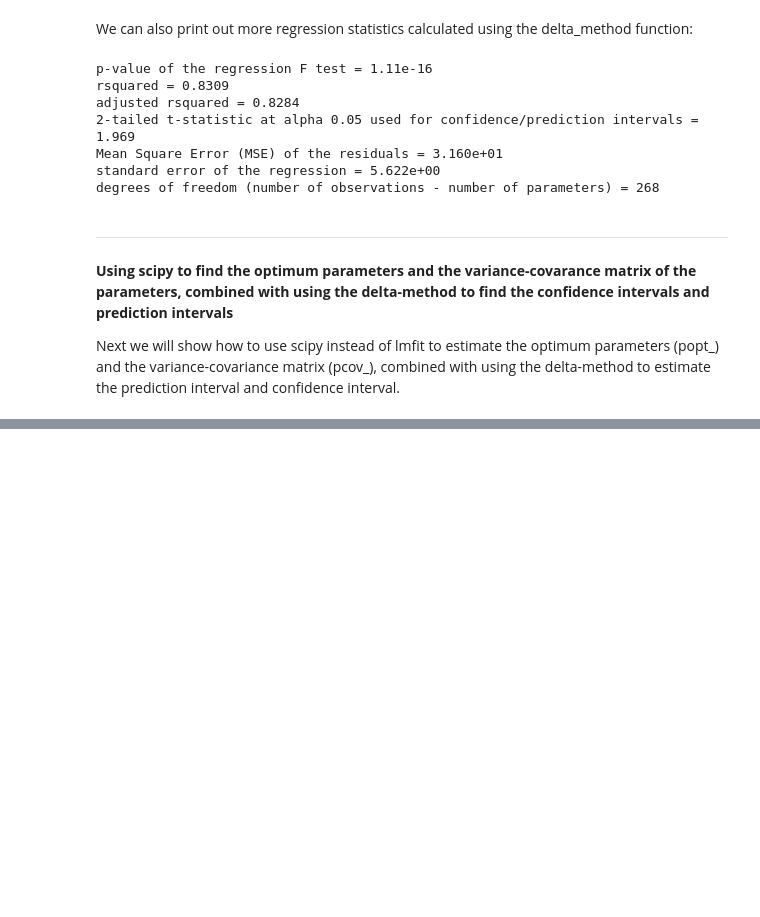
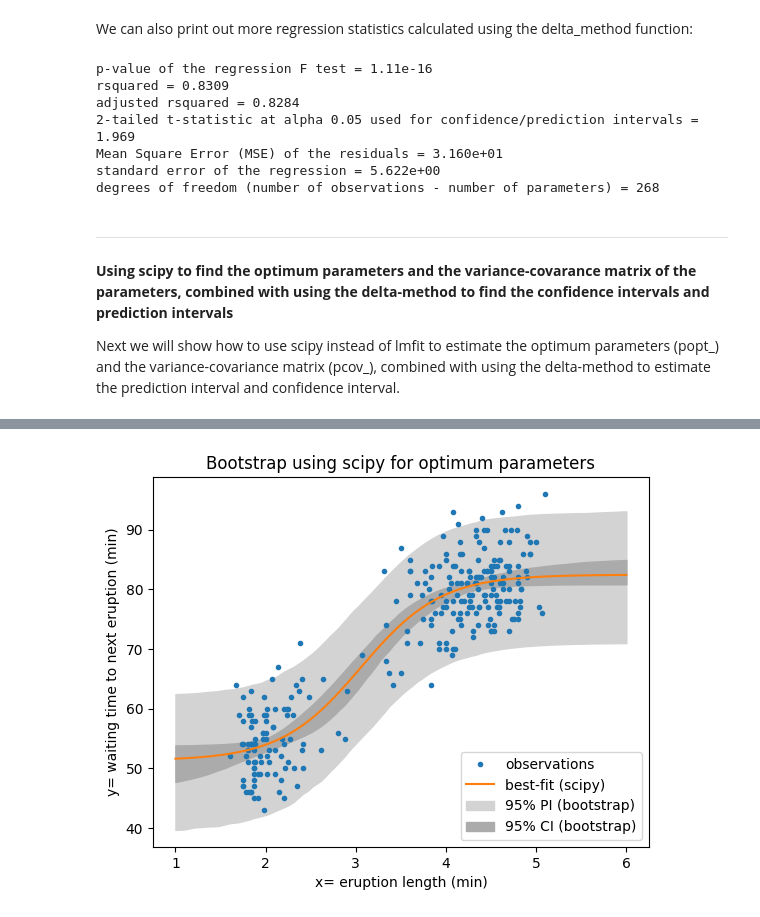
Before and after one commit to gjpelletier/delta_method, a Jupyter notebook: delta_method_sigmoid4.ipynb, the cells around one changed output, grey strips where cells are left out. Saved outputs shown, nothing was run; the diff lists cells and outputs as text; code cells hidden in the pictures; blank space fills up the shorter version.

```diff
--- a/delta_method_sigmoid4.ipynb
+++ b/delta_method_sigmoid4.ipynb
@@ -458,0 +470,64 @@ plt.ticklabel_format(style='plain', axis='y')
+# %%
+from scipy import stats
+
+# - - -
+# get the number of observations, t-statistic, and number of new x-values
+nobs = d_['nobs']
+qt = d_['qt']
+n_new = np.size(x_new)
+
+# - - -
+# define a function for the model to use for bootstrapping
+# make sure this function is consisent with the previous model functions
+def f_hat(param, xval):
+    return (param[0]-param[3])/(1+exp(-param[1]*(xval-param[2])))+param[3]
+
+# - - -
+# a few more things that we need before doing the Monte Carlo
+beta_hat = popt_                  # reference optimum parameters
+rq = qt/stats.norm.ppf(1-alpha/2) # ratio of t-score to normal-score
+y_hat_ref = f_hat(beta_hat, x)    # reference predicted y_hat at x
+f_new = f_hat(beta_hat,x_new)     # reference predicted y_new at x_new
+
+# - - -
+# Monte Carlo simulation
+trials = 1000   # number of trials
+res_f_hat = np.zeros((n_new,trials))
+res_y_hat = np.zeros((n_new,trials))
+for i in range(trials):
+    y_b = y_hat_ref + syx_ * stats.norm.rvs(size=nobs)
+    popt_b, pcov_b = opt.curve_fit(f_, x, y_b, p0=popt_, bounds=(-np.inf,np.inf))
+    f_b = f_hat(popt_b, x_new)
+    res_f_hat[:,i] = f_b
+    res_y_hat[:,i] = f_b + stats.norm.rvs(loc=0,scale=syx_,size=1)
+
+# - - -
+# Monte Carlo results summary
+mc_x = x_new
+mc_f = f_new
+# un-biased quantiles for confidence intervals and prediction intervals
+mc_lwr_conf = f_new + rq * (np.quantile(res_f_hat, alpha/2, axis=1) - f_new)
+mc_upr_conf = f_new + rq * (np.quantile(res_f_hat, 1-alpha/2, axis=1) - f_new)
+mc_lwr_pred = f_new + rq * (np.quantile(res_y_hat, alpha/2, axis=1) - f_new)
+mc_upr_pred = f_new + rq * (np.quantile(res_y_hat, 1-alpha/2, axis=1) - f_new)
+
+# plot the results
+plt.figure()
+plt.plot(x, y, '.', label='observations')
+# plt.plot(x_new, y_new, '--k', label='best-fit (lmfit)',linewidth=4)    # lmfit solution of best fit
+plt.plot(mc_x, mc_f, '-', label='best-fit (scipy)')     # scipy solution of best fit
+# 95% prediction limits
+plt.fill_between(mc_x, mc_lwr_pred, mc_upr_pred,color="#d3d3d3", label='95% PI (bootstrap)')
+# 95% confidence limits
+plt.fill_between(mc_x, mc_lwr_conf, mc_upr_conf,color="#ABABAB", label='95% CI (bootstrap)')
+plt.legend(loc='lower right')
+plt.title('Bootstrap using scipy for optimum parameters')
+plt.xlabel('x= eruption length (min)')
+plt.ylabel('y= waiting time to next eruption (min)')
+# plt.text(1.0, 94, eqnstr_, fontsize = 8)
+# plt.text(1.0, 91, 'r^2 = '+ rsqstr_ +', p = '+ pstr_, fontsize = 8)
+# plt.text(1.0, 88, 'std err of the regression = '+ syxstr_, fontsize = 8)
+plt.ticklabel_format(style='plain', axis='y')
+# plt.ticklabel_format(style='sci', axis='y', scilimits=(0,0))
+# %% [output]
+[figure, added]
```
Also changed, not shown: parts of 3 cells of this notebook, 1 other file.
